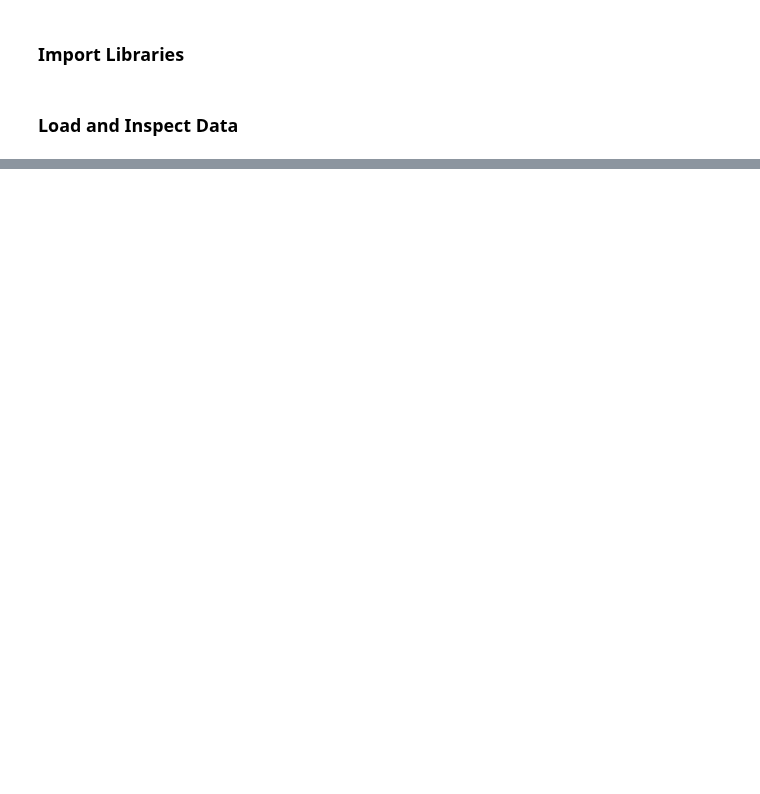
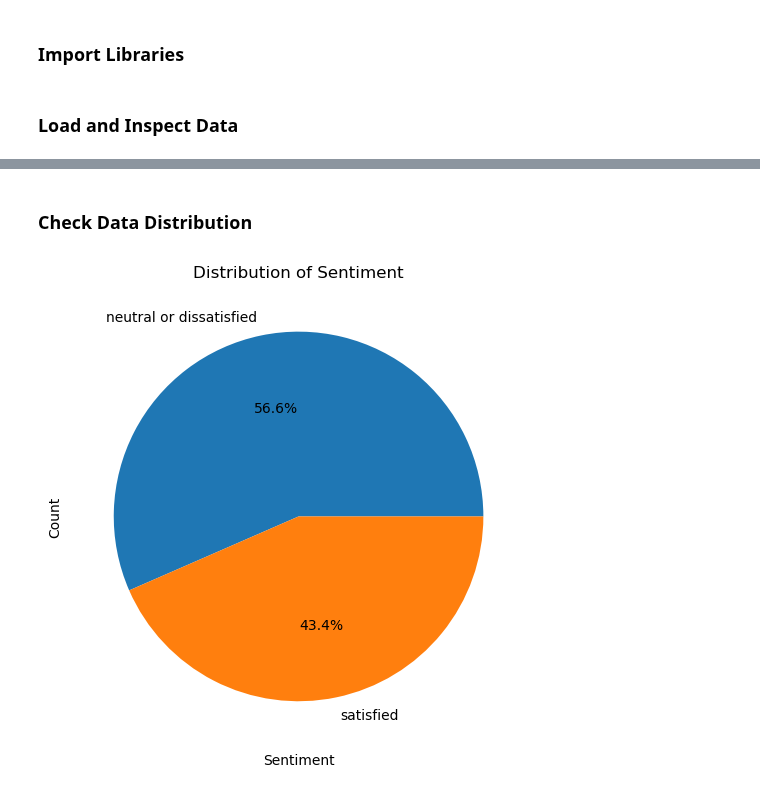
Before and after one commit to T-Godwins/airline-project, a Jupyter notebook: technical_analysis/01_cleaning_and_prep.ipynb, the cells around one changed output, grey strips where cells are left out. Drawn from its saved outputs; the diff is of its cells as text; code cells hidden in the pictures; blank space fills up the shorter version.

```diff
--- a/technical_analysis/01_cleaning_and_prep.ipynb
+++ b/technical_analysis/01_cleaning_and_prep.ipynb
@@ -48,0 +89,11 @@ dtype: int64
+# %% [markdown]
+### Check Data Distribution
+# %%
+plt.figure(figsize=(10,6))
+plt.pie(df["satisfaction"].value_counts(), labels=df["satisfaction"].value_counts().index, autopct="%1.1f%%")
+plt.title("Distribution of Sentiment")
+plt.xlabel("Sentiment")
+plt.ylabel("Count")
+plt.show()
+# %% [output]
+[figure, added]
```
Also changed, not shown: parts of 14 cells of this notebook, 1 other file.
